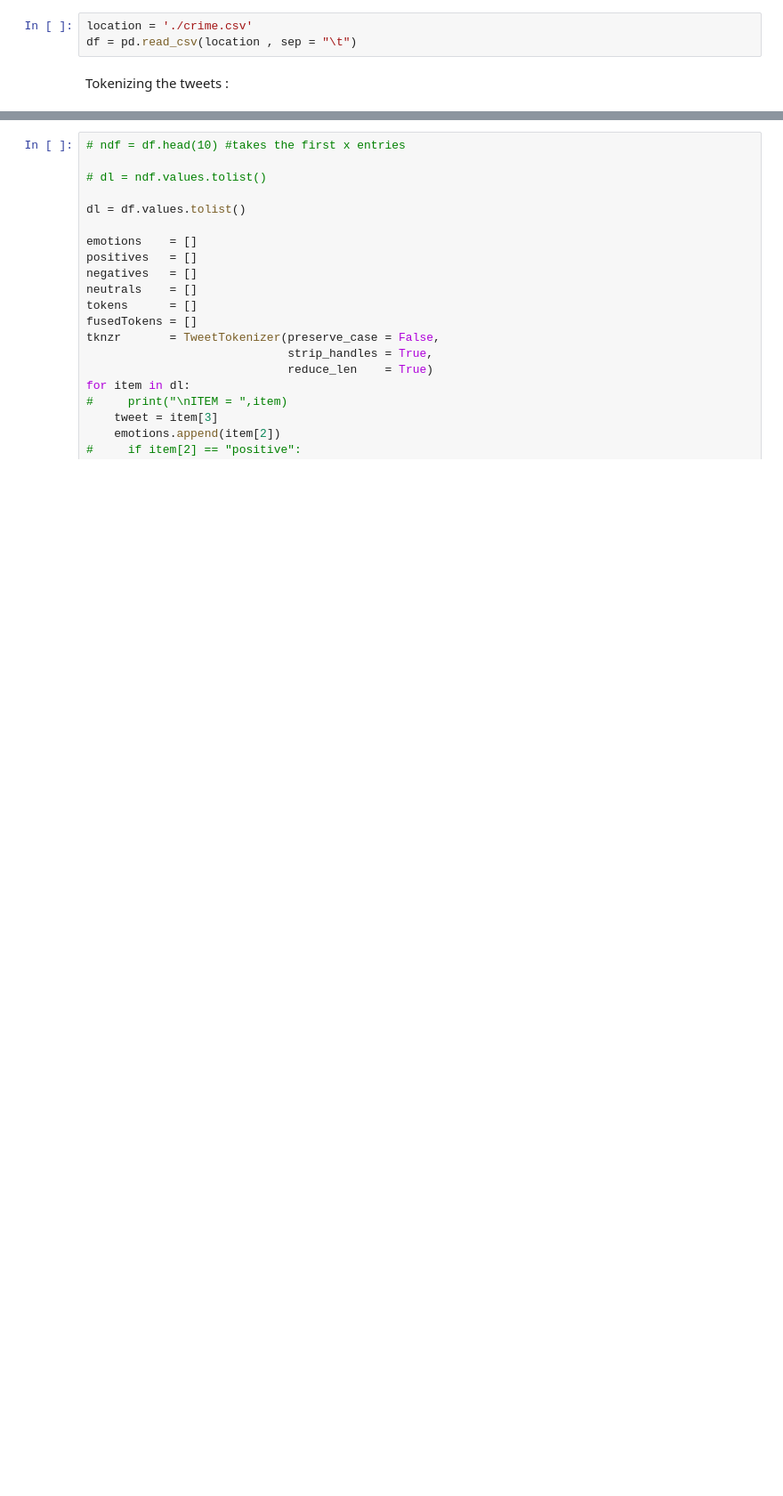
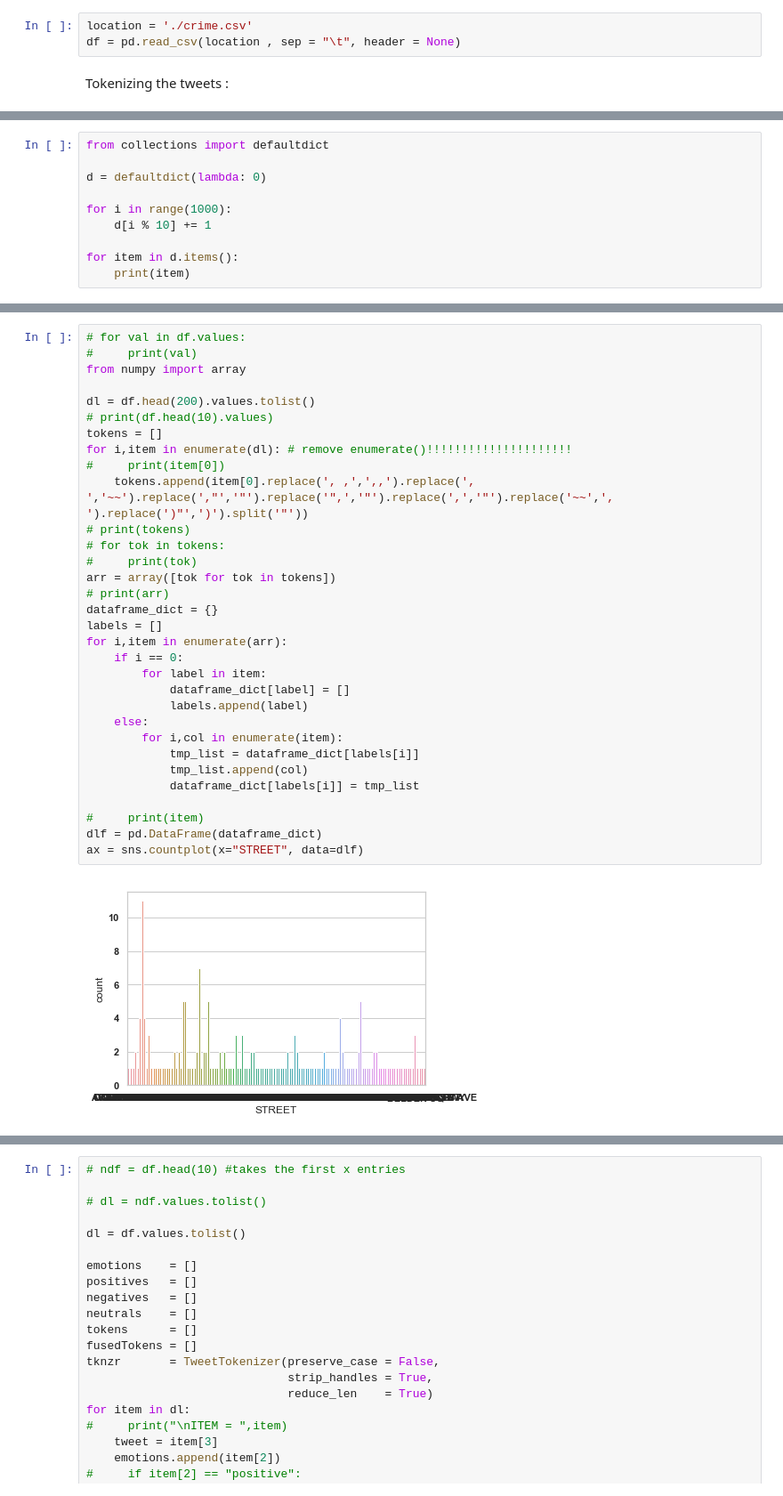
Before and after one commit to LefterisDi/TedProject2, a Jupyter notebook: project.ipynb, the cells around one changed output, grey strips where cells are left out. Shown at 89% size. Drawn from its saved outputs; the diff is of its cells as text; blank space fills up the shorter version.

```diff
--- a/project.ipynb
+++ b/project.ipynb
@@ -92,5 +92,5 @@ plt.show()
 # %%
 location = './crime.csv'
-df = pd.read_csv(location , sep = "\t")
+df = pd.read_csv(location , sep = "\t", header = None)
 # %% [markdown]
 Tokenizing the tweets :
@@ -164,0 +112,10 @@ for i in crimes_per_year.items():
+# %%
+from collections import defaultdict
+
+d = defaultdict(lambda: 0)
+
+for i in range(1000):
+    d[i % 10] += 1
+
+for item in d.items():
+    print(item)
@@ -164,0 +133,34 @@ for i in crimes_per_year.items():
+# %%
+# for val in df.values:
+#     print(val)
+from numpy import array
+
+dl = df.head(200).values.tolist()
+# print(df.head(10).values)
+tokens = []
+for i,item in enumerate(dl): # remove enumerate()!!!!!!!!!!!!!!!!!!!!!
+#     print(item[0])
+    tokens.append(item[0].replace(', ,',',,').replace(', ','~~').replace(',"','"').replace('",','"').replace(',','"').replace('~~',', ').replace(')"',')').split('"'))
+# print(tokens)
+# for tok in tokens:
+#     print(tok)
+arr = array([tok for tok in tokens])
+# print(arr)
+dataframe_dict = {}
+labels = []
+for i,item in enumerate(arr):
+    if i == 0:
+        for label in item:
+            dataframe_dict[label] = []
+            labels.append(label)
+    else:
+        for i,col in enumerate(item):
+            tmp_list = dataframe_dict[labels[i]]
+            tmp_list.append(col)
+            dataframe_dict[labels[i]] = tmp_list
+
+#     print(item)
+dlf = pd.DataFrame(dataframe_dict)
+ax = sns.countplot(x="STREET", data=dlf)
+# %% [output]
+[figure, added]
```
Also changed, not shown: parts of 7 cells of this notebook.
